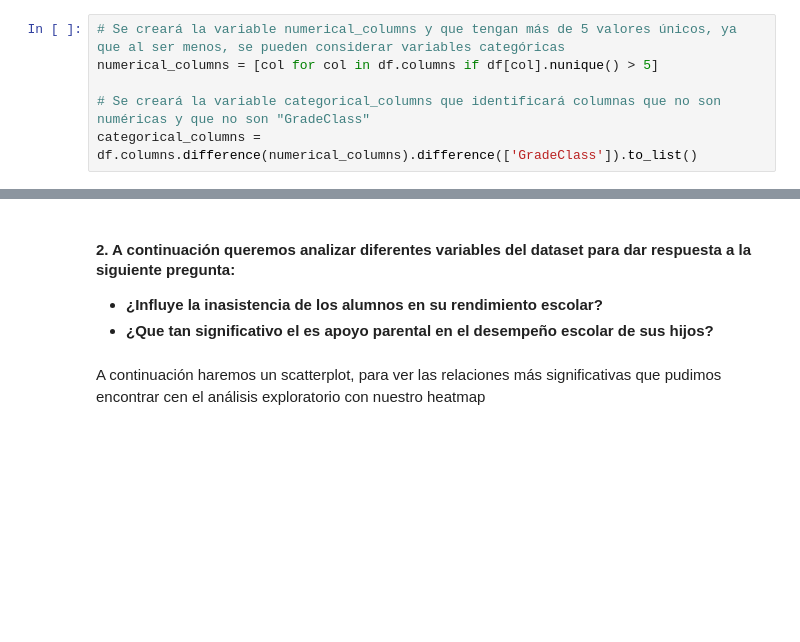
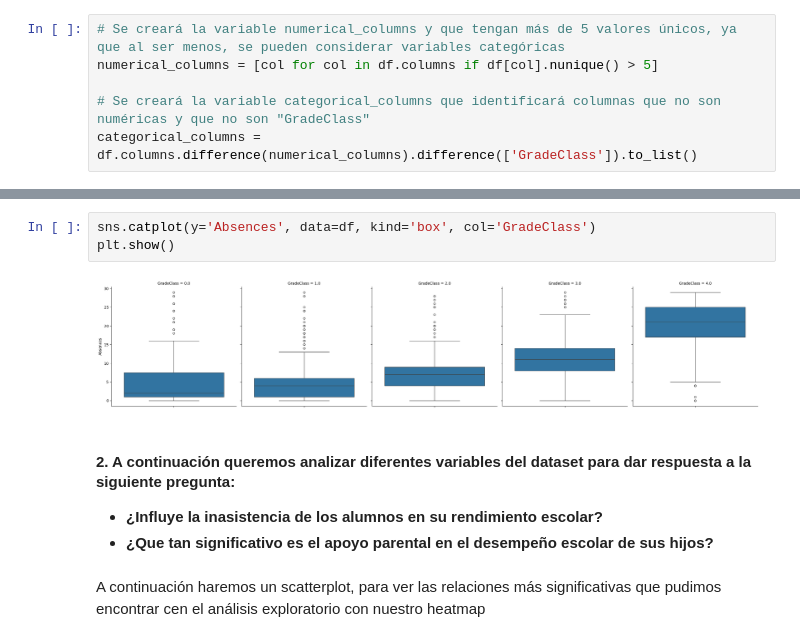
Before and after one commit to Kurt-Casteg/Proyecto-Final, a Jupyter notebook: Notebooks/02_Visualizaciones.ipynb, the cells around one changed output, grey strips where cells are left out. Saved outputs shown, nothing was run; the diff lists cells and outputs as text; blank space fills up the shorter version.

```diff
--- a/Notebooks/02_Visualizaciones.ipynb
+++ b/Notebooks/02_Visualizaciones.ipynb
@@ -69,8 +70,13 @@ Podemos ver que el sexo de los estudiantes se distribuye de manera equilibrada d
+# %%
+sns.catplot(y='Absences', data=df, kind='box', col='GradeClass')
+plt.show()
+# %% [output]
+[figure, added]
 # %% [markdown]
 #### 2. A continuación queremos analizar diferentes variables del dataset para dar respuesta a la siguiente pregunta:
 
 - **¿Influye la inasistencia de los alumnos en su rendimiento escolar?**
-- **¿Que tan significativo el es apoyo parental en el desempeño escolar de sus hijos?**
+- **¿Que tan significativo es el apoyo parental en el desempeño escolar de sus hijos?**
 # %% [markdown]
 A continuación haremos un scatterplot, para ver las relaciones más significativas que pudimos encontrar cen el análisis exploratorio con nuestro heatmap
 # %%
```
Also changed, not shown: parts of 9 cells of this notebook, 1 other file.
